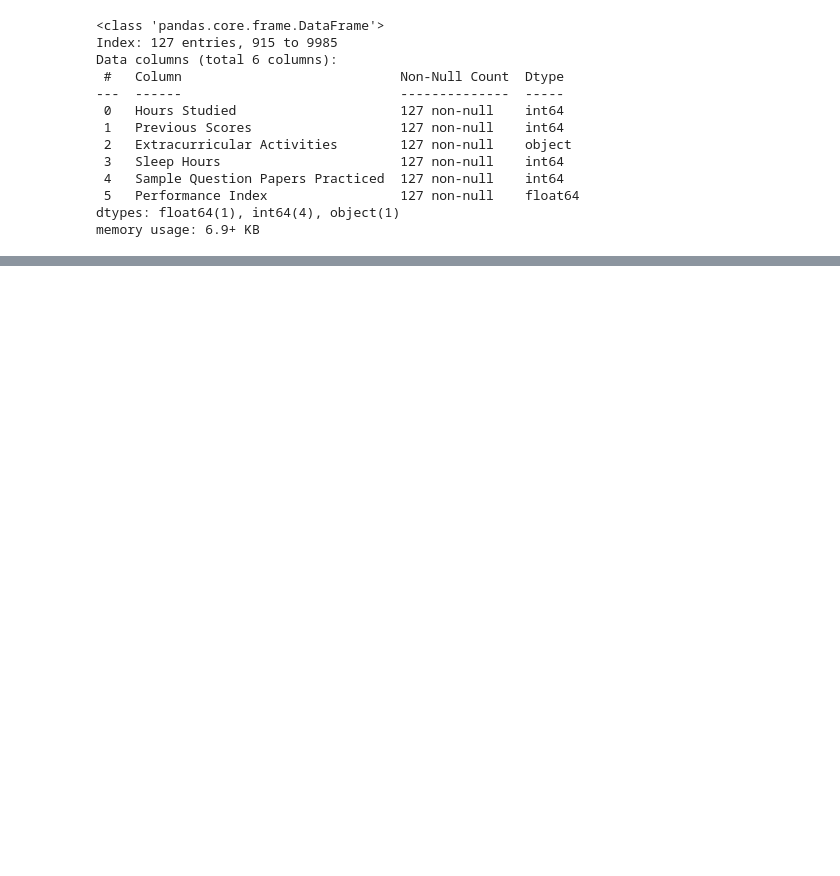
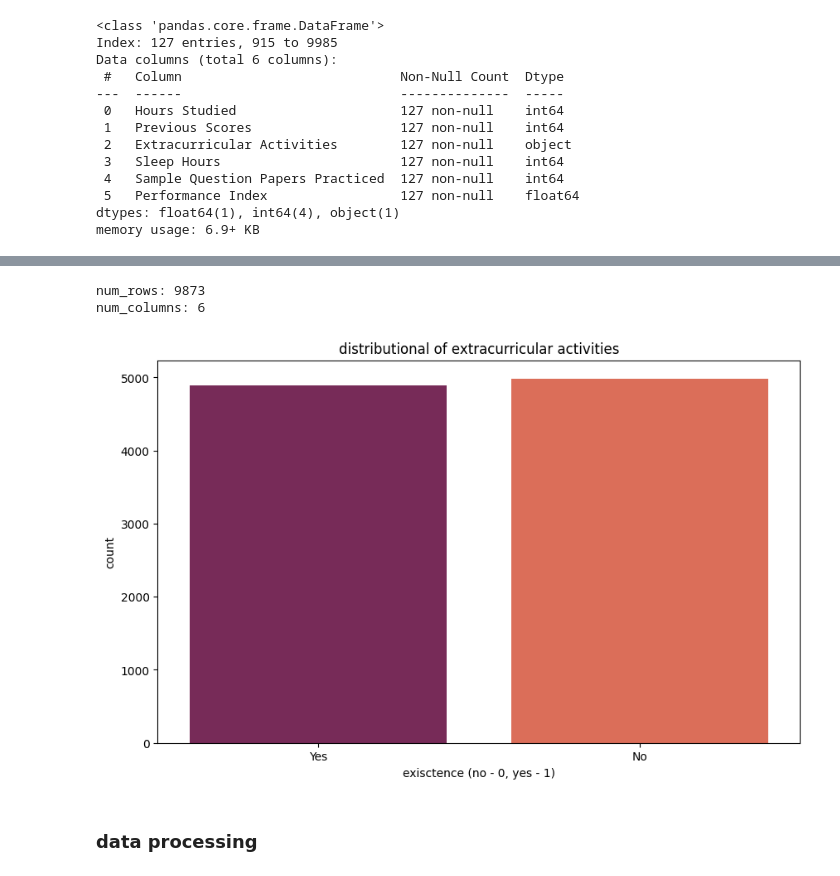
Before and after one commit to 7Kseniya/AI_Systems, a Jupyter notebook: ml_intro/lab3/linear_regression.ipynb, the cells around one changed output, grey strips where cells are left out. Saved outputs shown, nothing was run; the diff lists cells and outputs as text; code cells hidden in the pictures; blank space fills up the shorter version.

```diff
--- a/ml_intro/lab3/linear_regression.ipynb
+++ b/ml_intro/lab3/linear_regression.ipynb
@@ -153,0 +161,18 @@ Passing `palette` without assigning `hue` is deprecated and will be removed in v
+# %%
+num_rows = df.shape[0]
+num_cols = df.shape[1]
+print(f'num_rows: {num_rows}\nnum_columns: {num_cols}')
+# %% [output]
+num_rows: 9873
+num_columns: 6
+# %%
+plt.figure(figsize=(10, 6))
+sns.countplot(data=df, x='Extracurricular Activities', palette='rocket')
+plt.title('distributional of extracurricular activities')
+plt.xlabel('exisctence (no - 0, yes - 1)')
+plt.ylabel('count')
+plt.show()
+# %% [output]
+[figure, added]
+# %% [markdown]
+### data processing
```
Also changed, not shown: parts of 20 cells of this notebook, 3 other files.
